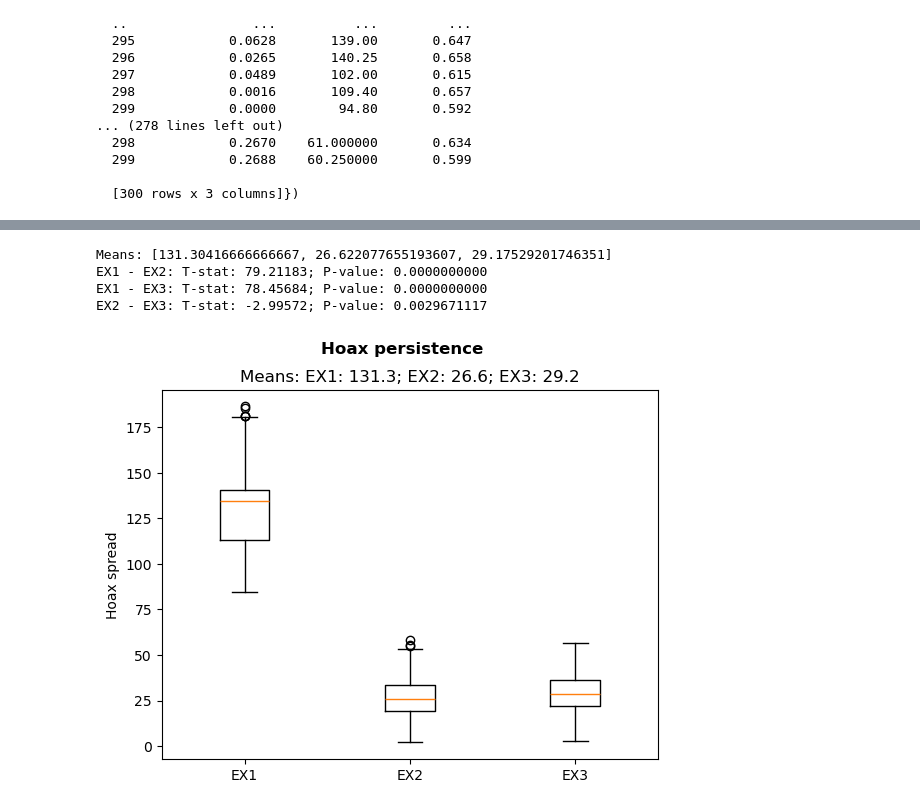
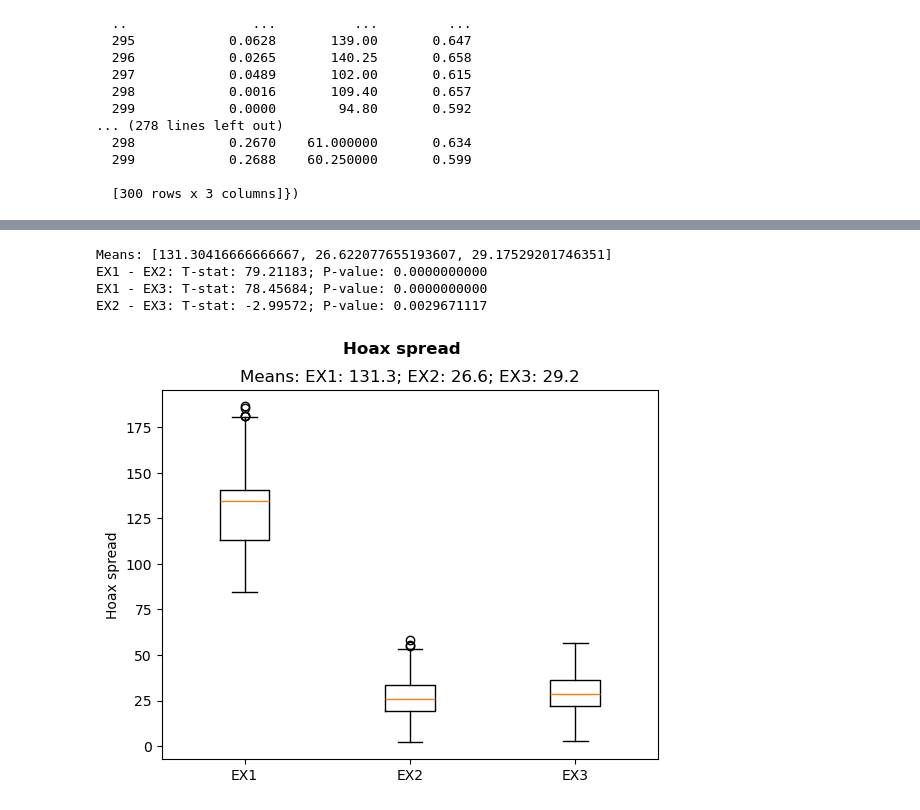
Before and after one commit to ErwinTerpstra/MisinformationSusceptibility, a Jupyter notebook: DataAnalysis.ipynb, the cells around one changed output, grey strips where cells are left out. Drawn from its saved outputs; the diff is of its cells as text; code cells hidden in the pictures.

```diff
--- a/DataAnalysis.ipynb
+++ b/DataAnalysis.ipynb
@@ -139,30 +139,30 @@ EX2 - EX3: T-stat: -54.02375; P-value: 0.0000000000
 # %%
 spread_values = [ df['hoax_spread'] for df in reference_results ]
 spread_means = [ df.mean() for df in spread_values ]
 
 t_stat12, p_value12 = stats.ttest_rel(spread_values[0], spread_values[1])
 t_stat13, p_value13 = stats.ttest_rel(spread_values[0], spread_values[2])
 t_stat23, p_value23 = stats.ttest_rel(spread_values[1], spread_values[2])
 
 fig = plt.boxplot(
 	x=spread_values,
 	labels=[ 'EX1', 'EX2', 'EX3'],
 )
 
 plt.ylabel('Hoax spread')
-plt.suptitle('Hoax persistence', weight='bold')
+plt.suptitle('Hoax spread', weight='bold')
 plt.title(f'Means: EX1: {spread_means[0]:.1f}; EX2: {spread_means[1]:.1f}; EX3: {spread_means[2]:.1f}')
 
 print(f'Means: {spread_means}')
 print(f'EX1 - EX2: T-stat: {t_stat12:.5f}; P-value: {p_value12:.10f}')
 print(f'EX1 - EX3: T-stat: {t_stat13:.5f}; P-value: {p_value13:.10f}')
 print(f'EX2 - EX3: T-stat: {t_stat23:.5f}; P-value: {p_value23:.10f}')
 # %% [output]
 Means: [131.30416666666667, 26.622077655193607, 29.17529201746351]
 EX1 - EX2: T-stat: 79.21183; P-value: 0.0000000000
 EX1 - EX3: T-stat: 78.45684; P-value: 0.0000000000
 EX2 - EX3: T-stat: -2.99572; P-value: 0.0029671117
-[figure, old version]
+[figure, new version]
 # %%
 def line_stats(result, column):
 	mean = { key: df[column].mean() for key, df in result.items() }
```
Also changed, not shown: parts of 4 cells of this notebook.
